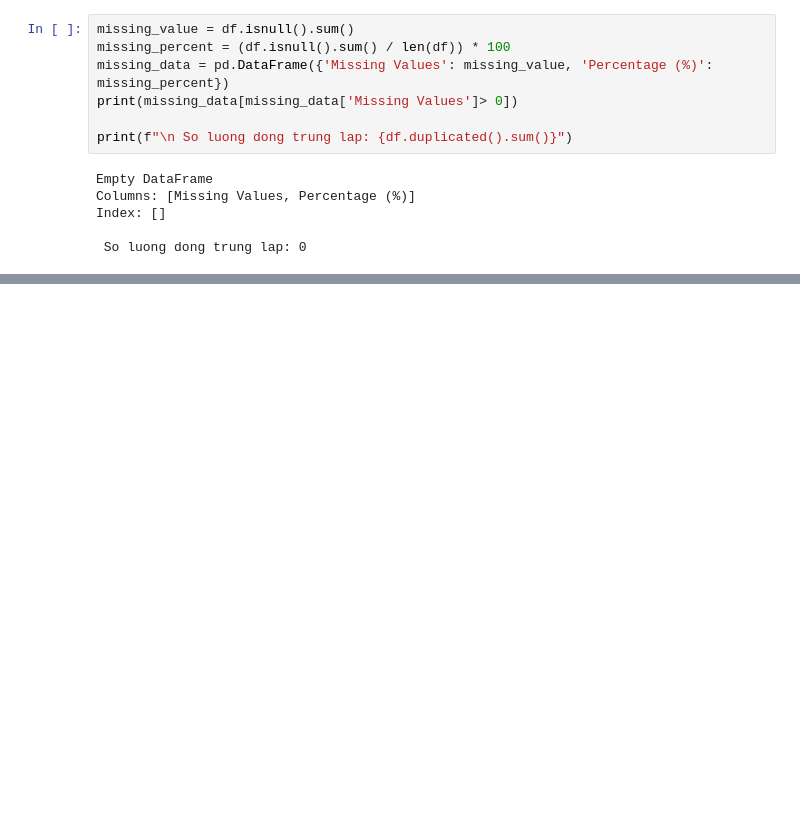
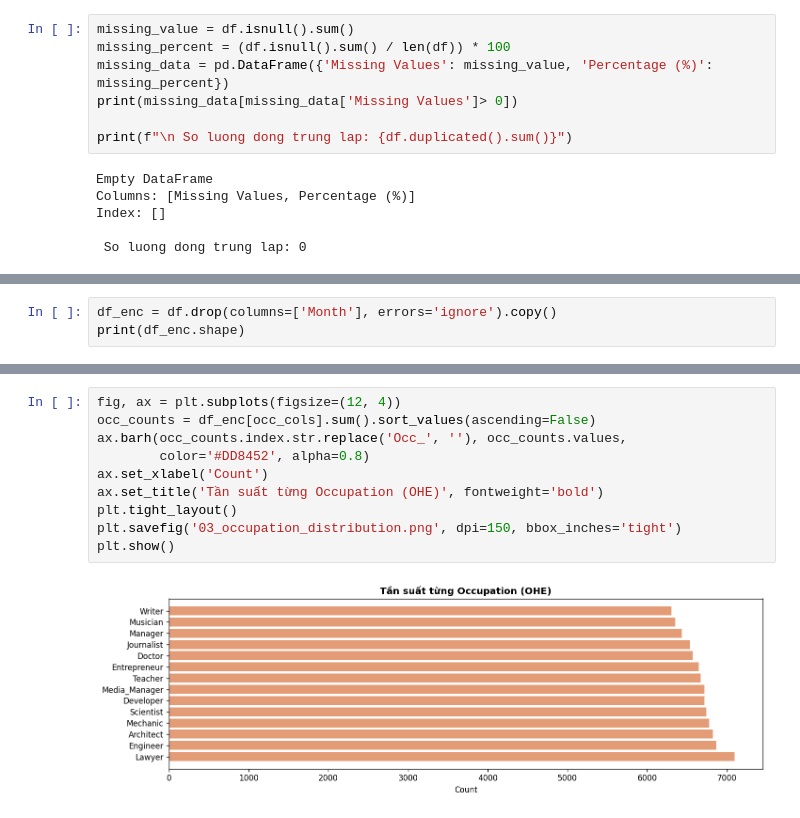
Before and after one commit to VietAnh-205/ml_project_final, a Jupyter notebook: ml_project.ipynb, the cells around one changed output, grey strips where cells are left out. Cells and saved outputs as stored; diff of their text form; blank space fills up the shorter version.

```diff
--- a/ml_project.ipynb
+++ b/ml_project.ipynb
@@ -342,0 +353,3 @@ split and Enconde
+# %%
+df_enc = df.drop(columns=['Month'], errors='ignore').copy()
+print(df_enc.shape)
@@ -342,0 +548,12 @@ split and Enconde
+# %%
+fig, ax = plt.subplots(figsize=(12, 4))
+occ_counts = df_enc[occ_cols].sum().sort_values(ascending=False)
+ax.barh(occ_counts.index.str.replace('Occ_', ''), occ_counts.values,
+        color='#DD8452', alpha=0.8)
+ax.set_xlabel('Count')
+ax.set_title('Tần suất từng Occupation (OHE)', fontweight='bold')
+plt.tight_layout()
+plt.savefig('03_occupation_distribution.png', dpi=150, bbox_inches='tight')
+plt.show()
+# %% [output]
+[figure, added]
```
Also changed, not shown: parts of 28 cells of this notebook, 4 other files.
